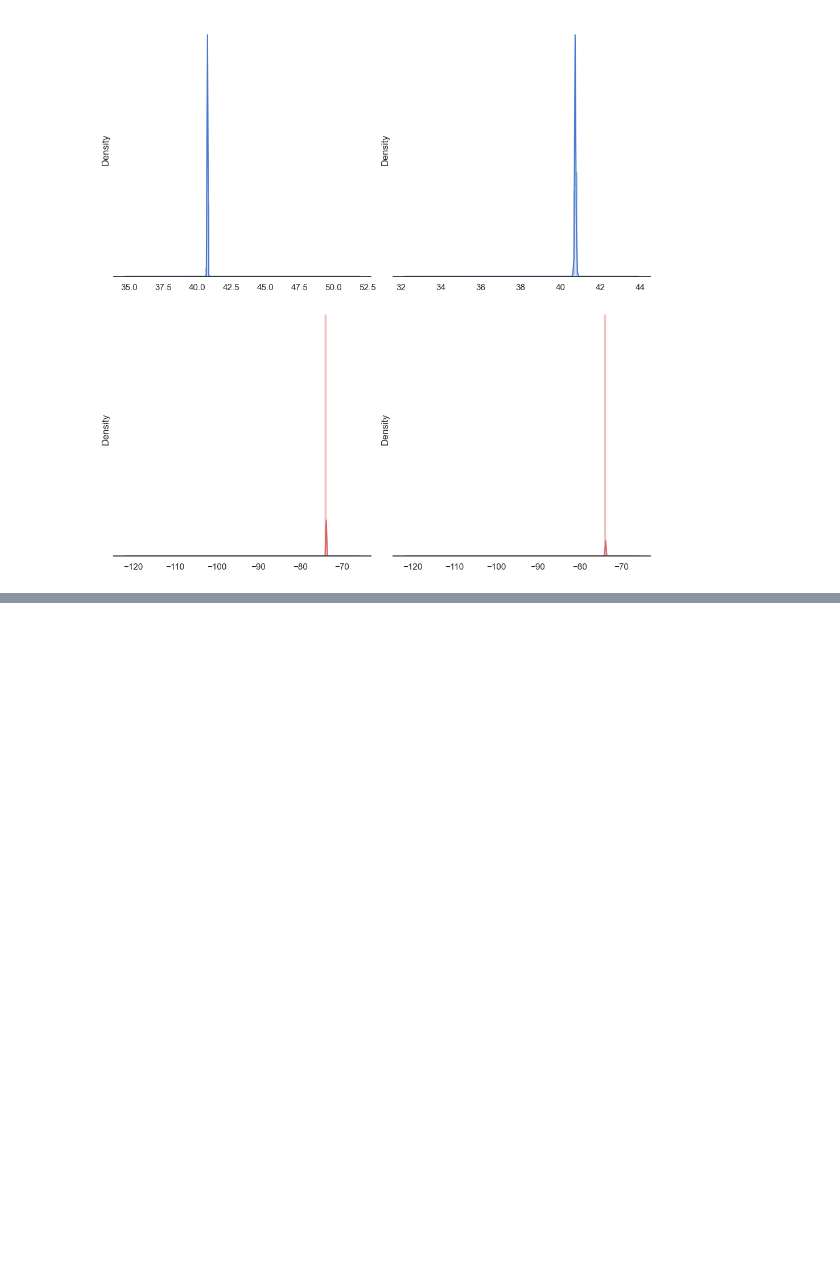
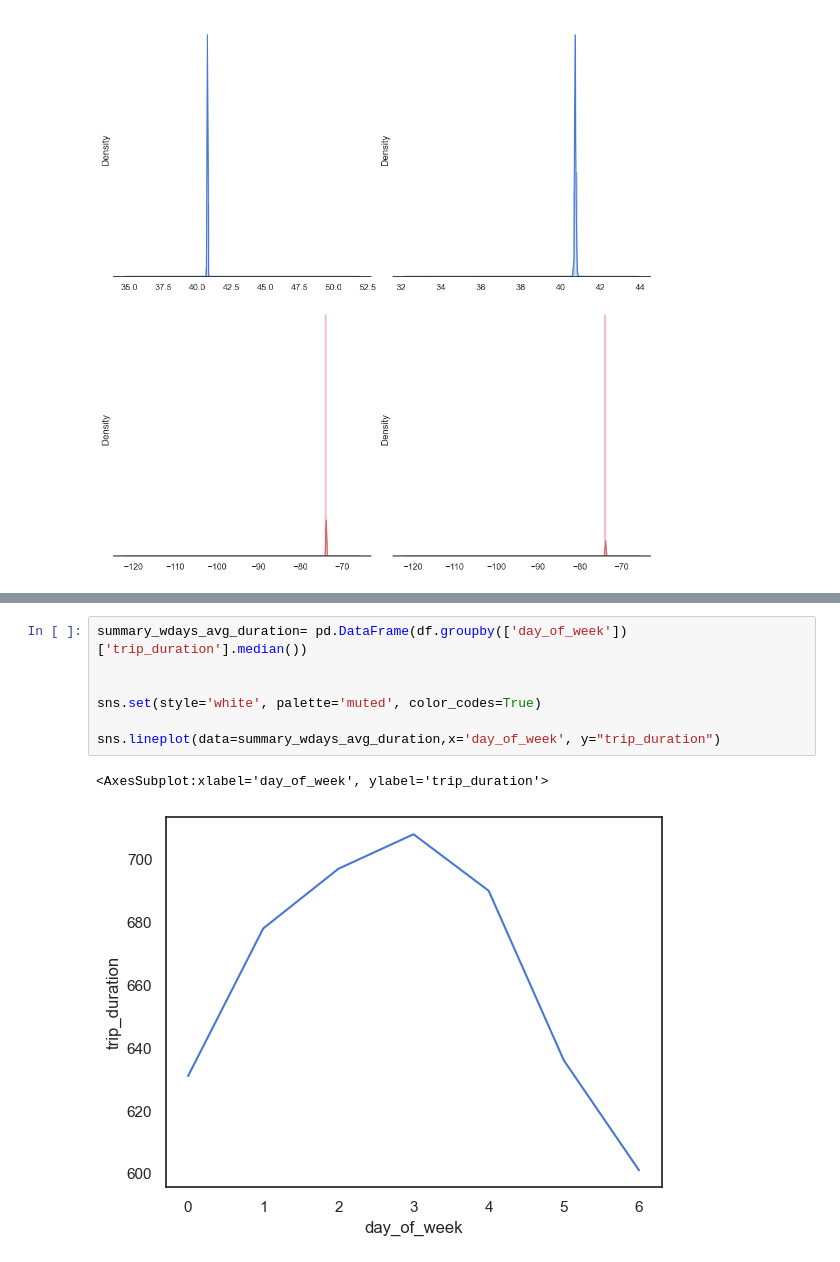
Before and after one commit to Siddharth-Xenon/nyc-taxi-trip-duration, a Jupyter notebook: Untitled.ipynb, the cells around one changed output, grey strips where cells are left out. Drawn from its saved outputs; the diff is of its cells as text; blank space fills up the shorter version.

```diff
--- a/Untitled.ipynb
+++ b/Untitled.ipynb
@@ -180,0 +214,10 @@ plt.show()
+# %%
+summary_wdays_avg_duration= pd.DataFrame(df.groupby(['day_of_week'])['trip_duration'].median())
+
+
+sns.set(style='white', palette='muted', color_codes=True)
+
+sns.lineplot(data=summary_wdays_avg_duration,x='day_of_week', y="trip_duration")
+# %% [output]
+<AxesSubplot:xlabel='day_of_week', ylabel='trip_duration'>
+[figure, added]
```
Also changed, not shown: parts of 14 cells of this notebook, 1 other file.
